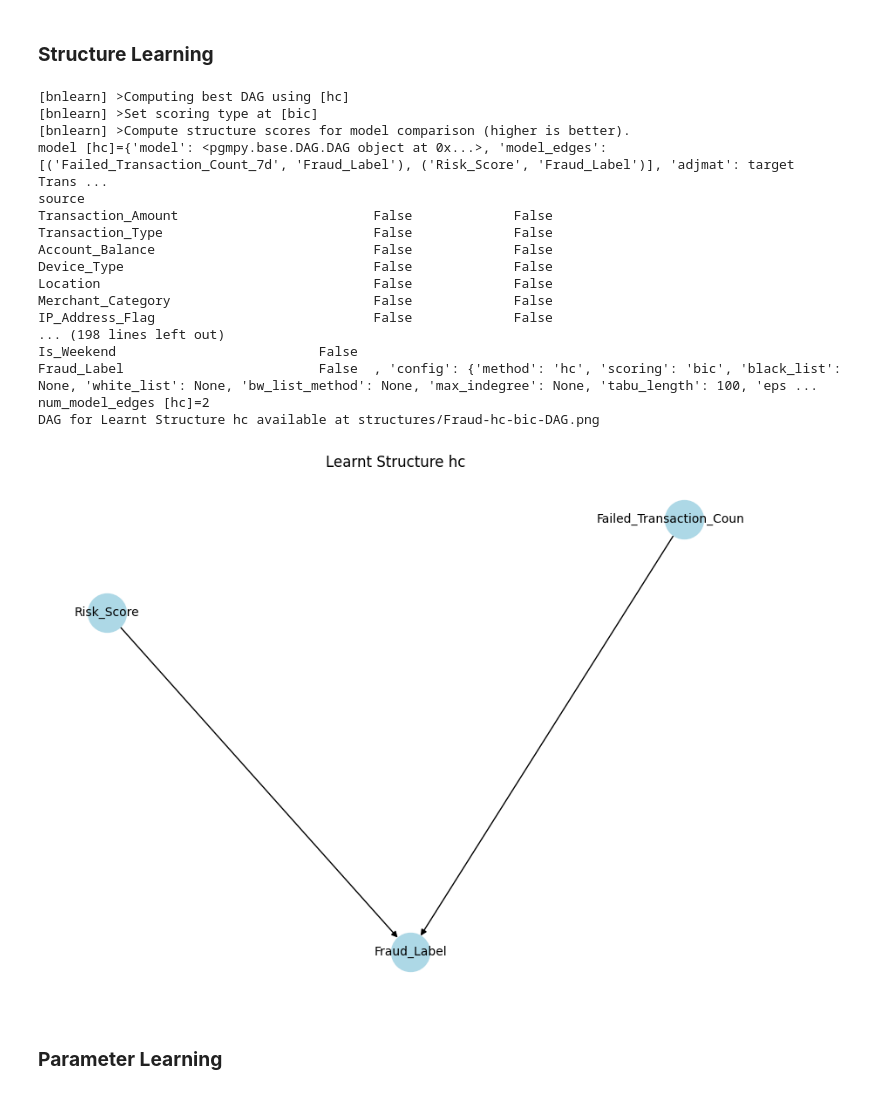
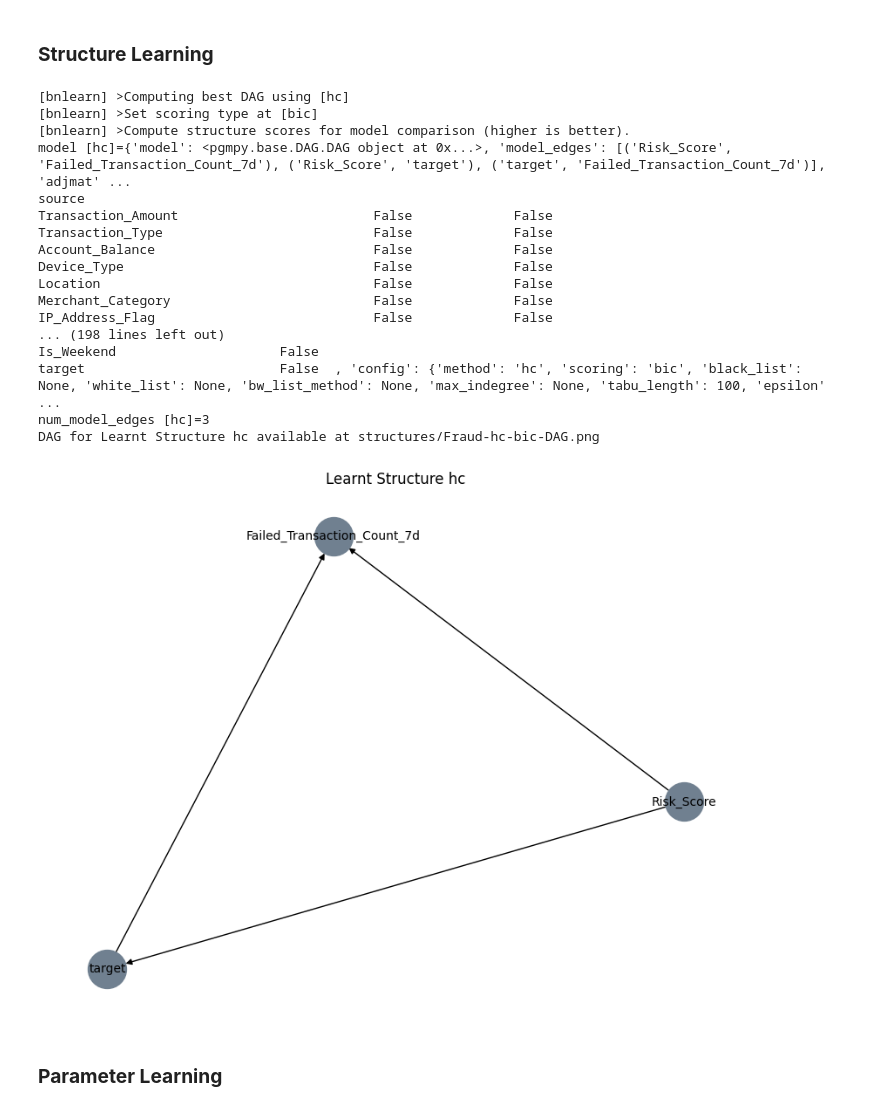
Before and after one commit to Angie-Zauner/AAI, a Jupyter notebook: main.ipynb, the cells around one changed output. Saved outputs shown, nothing was run; the diff lists cells and outputs as text; code cells hidden in the pictures.

```diff
--- a/main.ipynb
+++ b/main.ipynb
@@ -200,6 +213,9 @@ frauddata.head()
 | 4 | TXN_39489 | USER_2014 | 31.28 | POS | 2023-11-11 23:44:00 | 92354.66 | ... |
 5 rows × 21 columns
 # %%
+# Rename target column
+frauddata.rename(columns={'Fraud_Label':'target'}, inplace=True)
+
 # Drop ID columns
 frauddata = frauddata.drop(columns=['Transaction_ID', 'User_ID', 'Timestamp'])
 frauddata
@@ -242,26 +263,26 @@ test_dfraud = discretize_transform(test_fraud, fraud_cont, discretizer_fraud)
 # %% [markdown]
 ### **Structure Learning**
 # %%
-fraud_structure = structure_learning(train_dfraud, "hc", "bic", 2000000, dataset_name="Fraud")
+fraud_structure = structure_learning(train_dfraud, "hc", "bic", 2000000, dataset_name="Fraud", color='slategrey')
 # %% [output]
 [bnlearn] >Computing best DAG using [hc]
 [bnlearn] >Set scoring type at [bic]
 [bnlearn] >Compute structure scores for model comparison (higher is better).
-model [hc]={'model': <pgmpy.base.DAG.DAG object at 0x...>, 'model_edges': [('Failed_Transaction_Count_7d', 'Fraud_Label'), ('Risk_Score', 'Fraud_Label')], 'adjmat': target                        Trans ...
+model [hc]={'model': <pgmpy.base.DAG.DAG object at 0x...>, 'model_edges': [('Risk_Score', 'Failed_Transaction_Count_7d'), ('Risk_Score', 'target'), ('target', 'Failed_Transaction_Count_7d')], 'adjmat' ...
 source
 Transaction_Amount                         False             False
 Transaction_Type                           False             False
 Account_Balance                            False             False
 Device_Type                                False             False
 Location                                   False             False
 Merchant_Category                          False             False
 IP_Address_Flag                            False             False
 ... (198 lines left out)
-Is_Weekend                          False
-Fraud_Label                         False  , 'config': {'method': 'hc', 'scoring': 'bic', 'black_list': None, 'white_list': None, 'bw_list_method': None, 'max_indegree': None, 'tabu_length': 100, 'eps ...
-num_model_edges [hc]=2
+Is_Weekend                     False
+target                         False  , 'config': {'method': 'hc', 'scoring': 'bic', 'black_list': None, 'white_list': None, 'bw_list_method': None, 'max_indegree': None, 'tabu_length': 100, 'epsilon' ...
+num_model_edges [hc]=3
 DAG for Learnt Structure hc available at structures/Fraud-hc-bic-DAG.png
-[figure, old version]
+[figure, new version]
 # %% [markdown]
 ### **Parameter Learning**
 # %%
```
Also changed, not shown: parts of 8 cells of this notebook.
